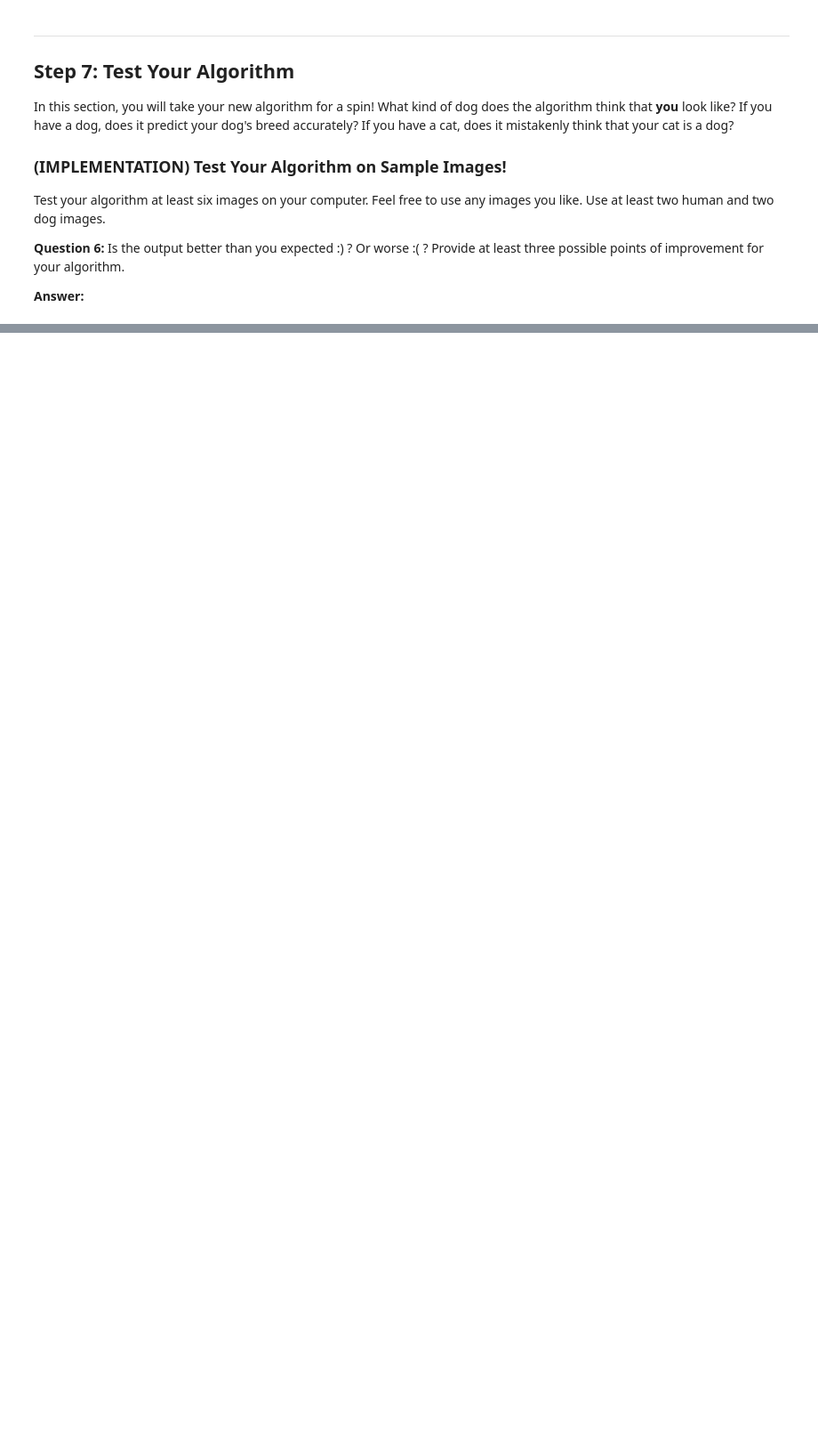
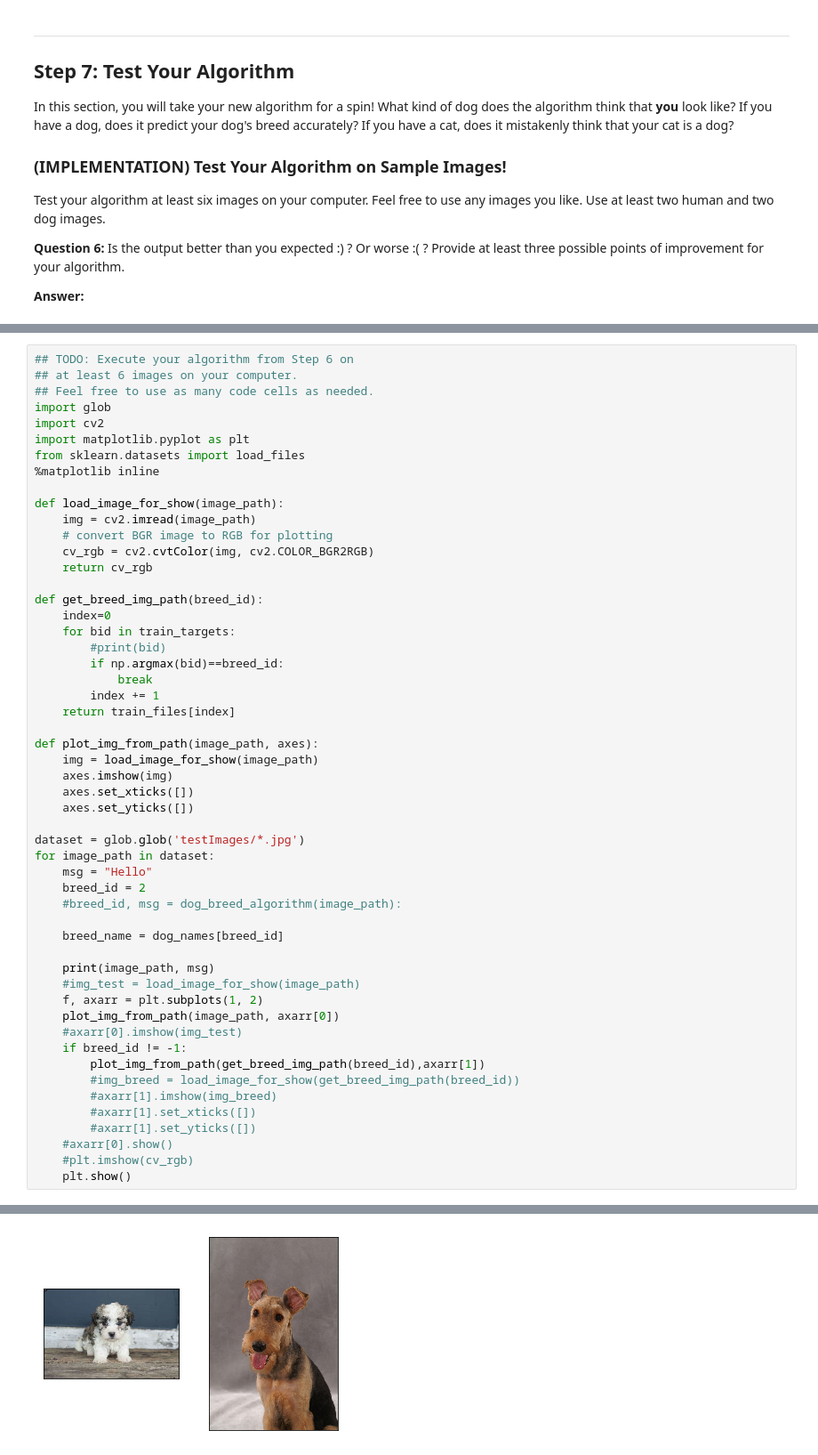
Before and after one commit to juanneilson/dog-project, a Jupyter notebook: dog_app.ipynb, the cells around one changed output, grey strips where cells are left out. Shown at 89% size. Saved outputs shown, nothing was run; the diff lists cells and outputs as text; blank space fills up the shorter version.

```diff
--- a/dog_app.ipynb
+++ b/dog_app.ipynb
@@ -746,0 +743,54 @@ __Answer:__
+# %%
+## TODO: Execute your algorithm from Step 6 on
+## at least 6 images on your computer.
+## Feel free to use as many code cells as needed.
+import glob
+import cv2
+import matplotlib.pyplot as plt
+from sklearn.datasets import load_files
+%matplotlib inline
+
+def load_image_for_show(image_path):
+    img = cv2.imread(image_path)
+    # convert BGR image to RGB for plotting
+    cv_rgb = cv2.cvtColor(img, cv2.COLOR_BGR2RGB)
+    return cv_rgb
+
+def get_breed_img_path(breed_id):
+    index=0
+    for bid in train_targets:
+        #print(bid)
+        if np.argmax(bid)==breed_id:
+            break
+        index += 1
+    return train_files[index]
+
+def plot_img_from_path(image_path, axes):
+    img = load_image_for_show(image_path)
+    axes.imshow(img)
+    axes.set_xticks([])
+    axes.set_yticks([])
+
+dataset = glob.glob('testImages/*.jpg')
+for image_path in dataset:
+    msg = "Hello"
+    breed_id = 2
+    #breed_id, msg = dog_breed_algorithm(image_path):
+
+    breed_name = dog_names[breed_id]
+
+    print(image_path, msg)
+    #img_test = load_image_for_show(image_path)
+    f, axarr = plt.subplots(1, 2)
+    plot_img_from_path(image_path, axarr[0])
+    #axarr[0].imshow(img_test)
+    if breed_id != -1:
+        plot_img_from_path(get_breed_img_path(breed_id),axarr[1])
+        #img_breed = load_image_for_show(get_breed_img_path(breed_id))
+        #axarr[1].imshow(img_breed)
+        #axarr[1].set_xticks([])
+        #axarr[1].set_yticks([])
+    #axarr[0].show()
+    #plt.imshow(cv_rgb)
+    plt.show()
+# %% [output]
@@ -746,0 +798 @@ __Answer:__
+[figure, added]
```
Also changed, not shown: parts of 3 cells of this notebook.
